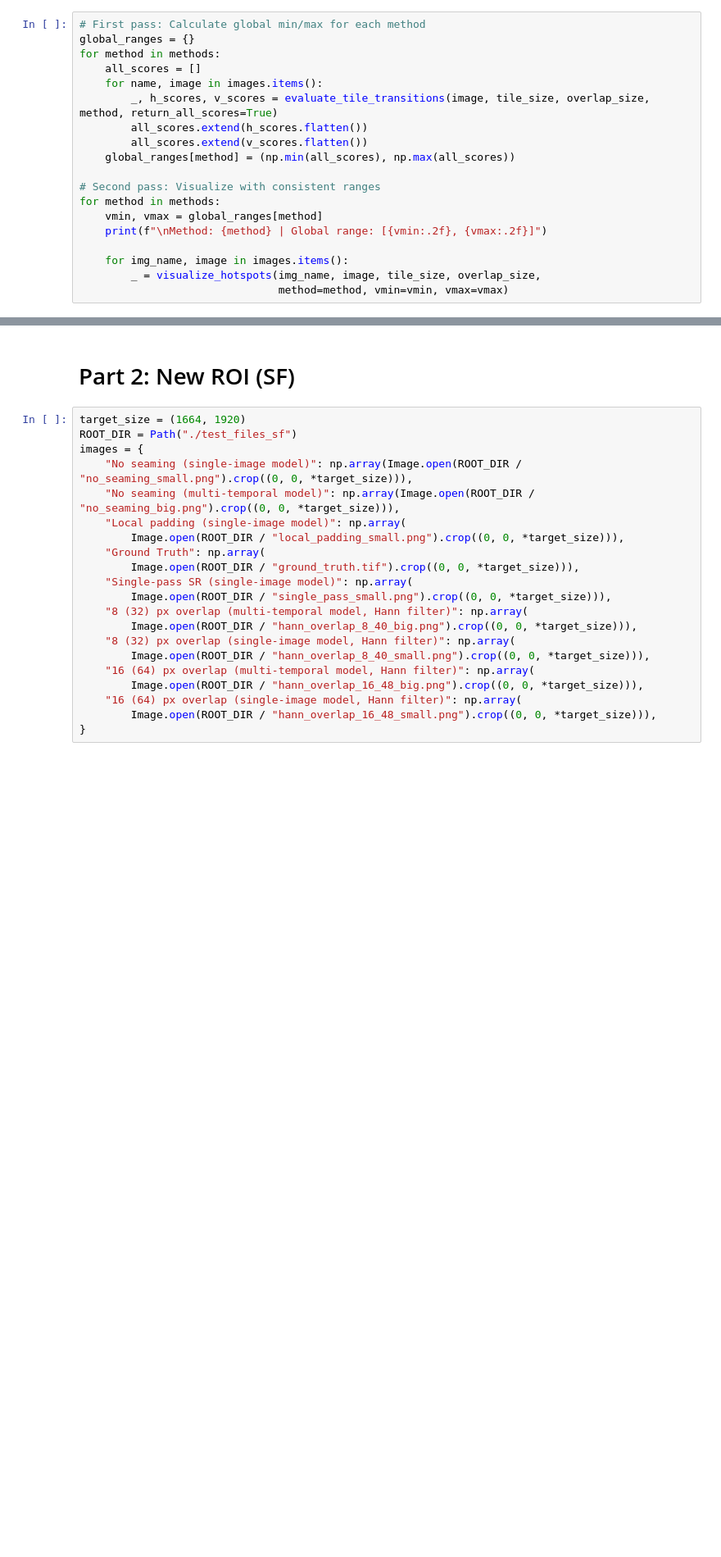
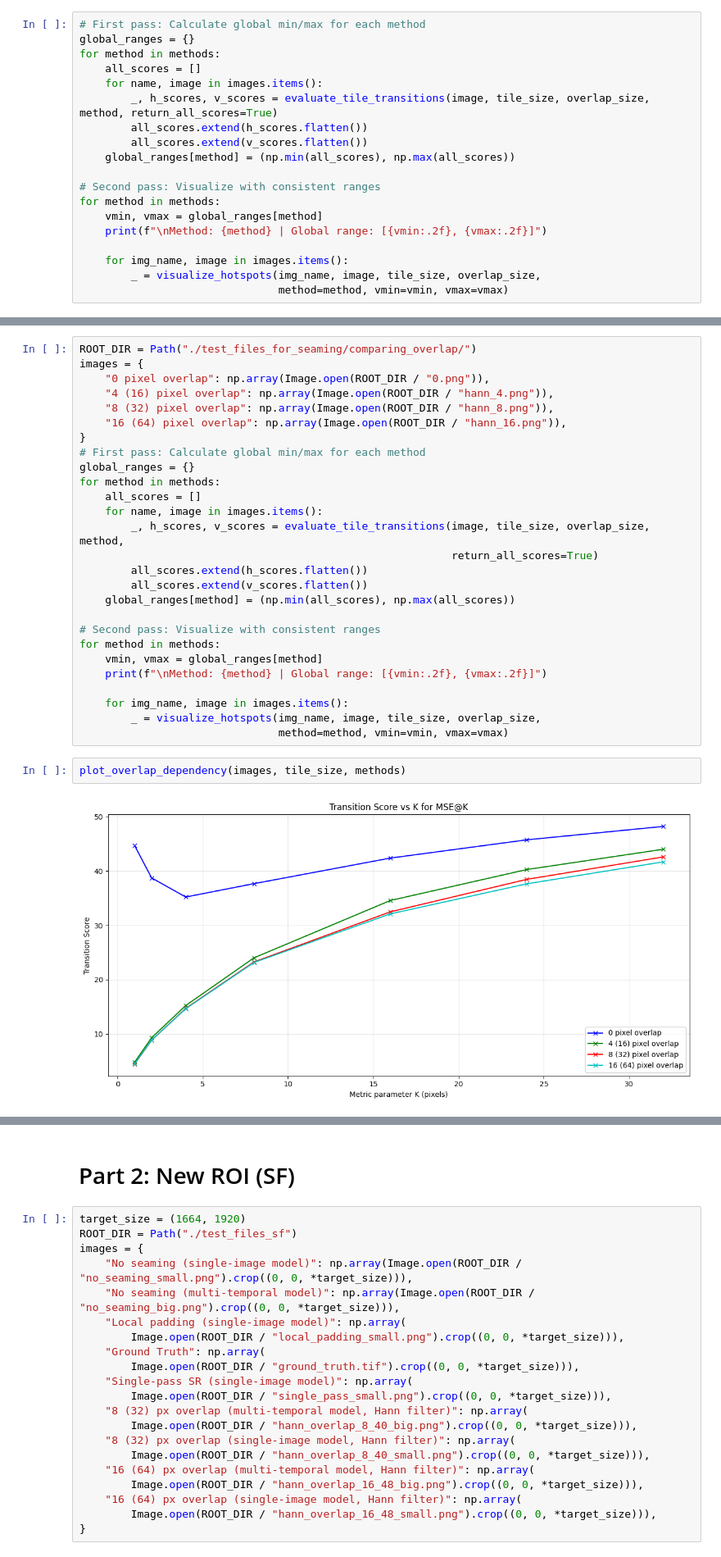
Before and after one commit to eivankin/satellite-SR-plus-compression, a Jupyter notebook: notebooks/seaming_artifacts.ipynb, the cells around one changed output, grey strips where cells are left out. Shown at 82% size. Saved outputs shown, nothing was run; the diff lists cells and outputs as text; blank space fills up the shorter version.

```diff
--- a/notebooks/seaming_artifacts.ipynb
+++ b/notebooks/seaming_artifacts.ipynb
@@ -527,0 +534,31 @@ plot_overlap_dependency(images, tile_size, methods)
+# %%
+ROOT_DIR = Path("./test_files_for_seaming/comparing_overlap/")
+images = {
+    "0 pixel overlap": np.array(Image.open(ROOT_DIR / "0.png")),
+    "4 (16) pixel overlap": np.array(Image.open(ROOT_DIR / "hann_4.png")),
+    "8 (32) pixel overlap": np.array(Image.open(ROOT_DIR / "hann_8.png")),
+    "16 (64) pixel overlap": np.array(Image.open(ROOT_DIR / "hann_16.png")),
+}
+# First pass: Calculate global min/max for each method
+global_ranges = {}
+for method in methods:
+    all_scores = []
+    for name, image in images.items():
+        _, h_scores, v_scores = evaluate_tile_transitions(image, tile_size, overlap_size, method,
+                                                          return_all_scores=True)
+        all_scores.extend(h_scores.flatten())
+        all_scores.extend(v_scores.flatten())
+    global_ranges[method] = (np.min(all_scores), np.max(all_scores))
+
+# Second pass: Visualize with consistent ranges
+for method in methods:
+    vmin, vmax = global_ranges[method]
+    print(f"\nMethod: {method} | Global range: [{vmin:.2f}, {vmax:.2f}]")
+
+    for img_name, image in images.items():
+        _ = visualize_hotspots(img_name, image, tile_size, overlap_size,
+                               method=method, vmin=vmin, vmax=vmax)
+# %%
+plot_overlap_dependency(images, tile_size, methods)
+# %% [output]
+[figure, added]
```
Also changed, not shown: parts of 15 cells of this notebook, 1 other file.
